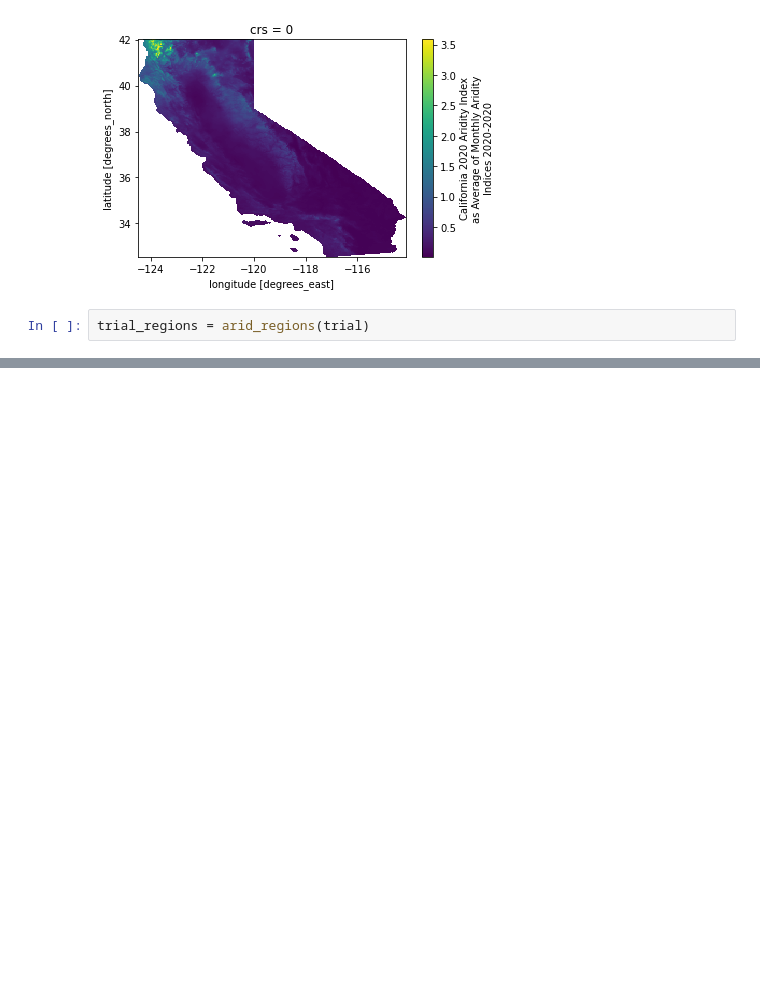
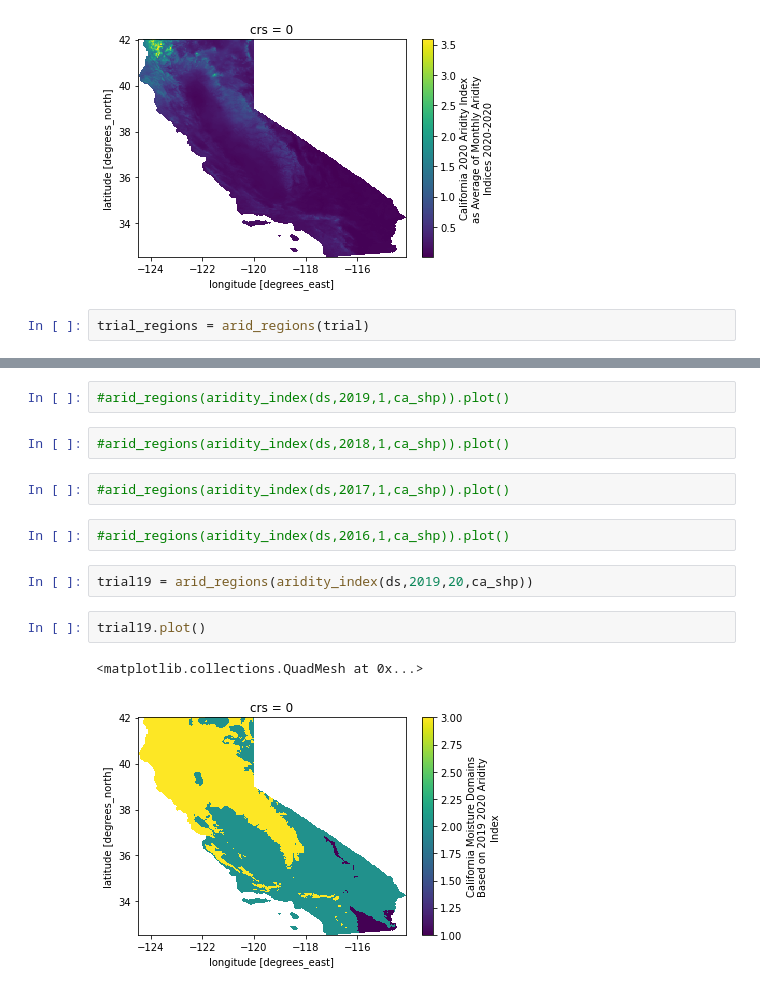
Before and after one commit to carmengg/PlanetComp_aridity_layer, a Jupyter notebook: ca_aridity_FUNCTIONS.ipynb, the cells around one changed output, grey strips where cells are left out. Drawn from its saved outputs; the diff is of its cells as text; blank space fills up the shorter version.

Commit message:
before cleaning out the regions trials

```diff
--- a/ca_aridity_FUNCTIONS.ipynb
+++ b/ca_aridity_FUNCTIONS.ipynb
@@ -330,0 +271,15 @@ dtype('float32')
+# %%
+#arid_regions(aridity_index(ds,2019,1,ca_shp)).plot()
+# %%
+#arid_regions(aridity_index(ds,2018,1,ca_shp)).plot()
+# %%
+#arid_regions(aridity_index(ds,2017,1,ca_shp)).plot()
+# %%
+#arid_regions(aridity_index(ds,2016,1,ca_shp)).plot()
+# %%
+trial19 = arid_regions(aridity_index(ds,2019,20,ca_shp))
+# %%
+trial19.plot()
+# %% [output]
+<matplotlib.collections.QuadMesh at 0x...>
+[figure, added]
```
Also changed, not shown: parts of 33 cells of this notebook, 1 other file.
